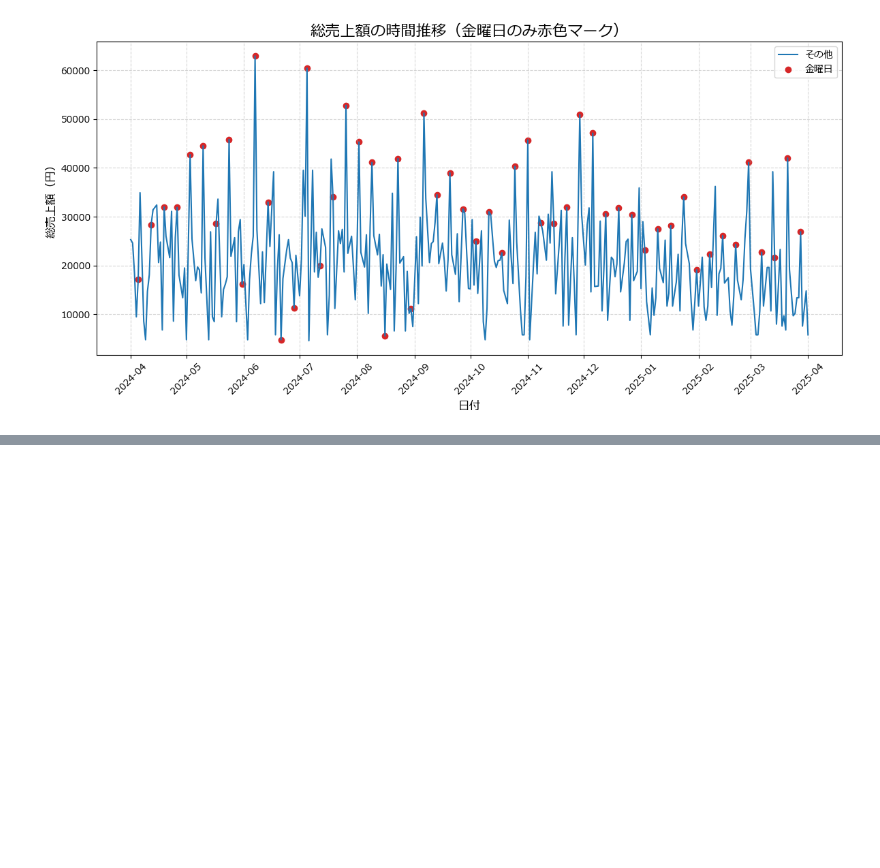
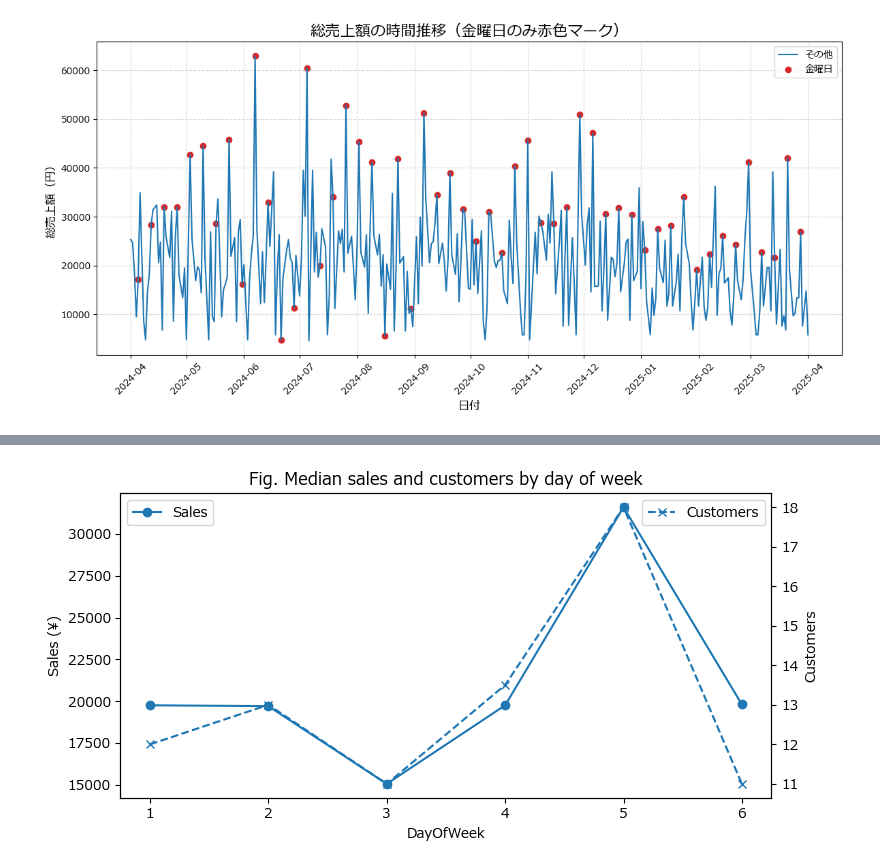
Before and after one commit to AICloud-TeamE/Python-AI, a Jupyter notebook: data_pipeline.ipynb, the cells around one changed output, grey strips where cells are left out. Saved outputs shown, nothing was run; the diff lists cells and outputs as text; code cells hidden in the pictures; blank space fills up the shorter version.

```diff
--- a/data_pipeline.ipynb
+++ b/data_pipeline.ipynb
@@ -766,0 +334,44 @@ Test RMSE: 280060798 円
+# %%
+import pandas as pd
+import matplotlib.pyplot as plt
+
+# 1. 读取数据
+df = pd.read_feather('mergeddf.feather')
+
+# 2. 确保日期列为 datetime，并提取星期几（1=星期一,…,7=星期日）
+df['日付'] = pd.to_datetime(df['日付'])
+df['DayOfWeek'] = df['日付'].dt.weekday + 1
+
+# 3. 计算中位数
+median_sales     = df.groupby('DayOfWeek')['売上合計(円)'].median()
+median_customers = df.groupby('DayOfWeek')['来客数'].median()
+
+# 4. 绘图
+fig, ax1 = plt.subplots(figsize=(8, 4))
+
+# 左轴：销售额
+ax1.plot(median_sales.index,
+         median_sales.values,
+         marker='o',
+         label='Sales')
+ax1.set_xlabel('DayOfWeek')
+ax1.set_ylabel('Sales (¥)')
+ax1.tick_params(axis='y')
+ax1.legend(loc='upper left')
+
+# 右轴：来客数
+ax2 = ax1.twinx()
+ax2.plot(median_customers.index,
+         median_customers.values,
+         marker='x',
+         linestyle='--',
+         label='Customers')
+ax2.set_ylabel('Customers')
+ax2.legend(loc='upper right')
+
+# 标题 & 美化
+plt.title('Fig. Median sales and customers by day of week')
+plt.tight_layout()
+plt.show()
+# %% [output]
+[figure, added]
```
Also changed, not shown: parts of 26 cells of this notebook, 1 other file.
